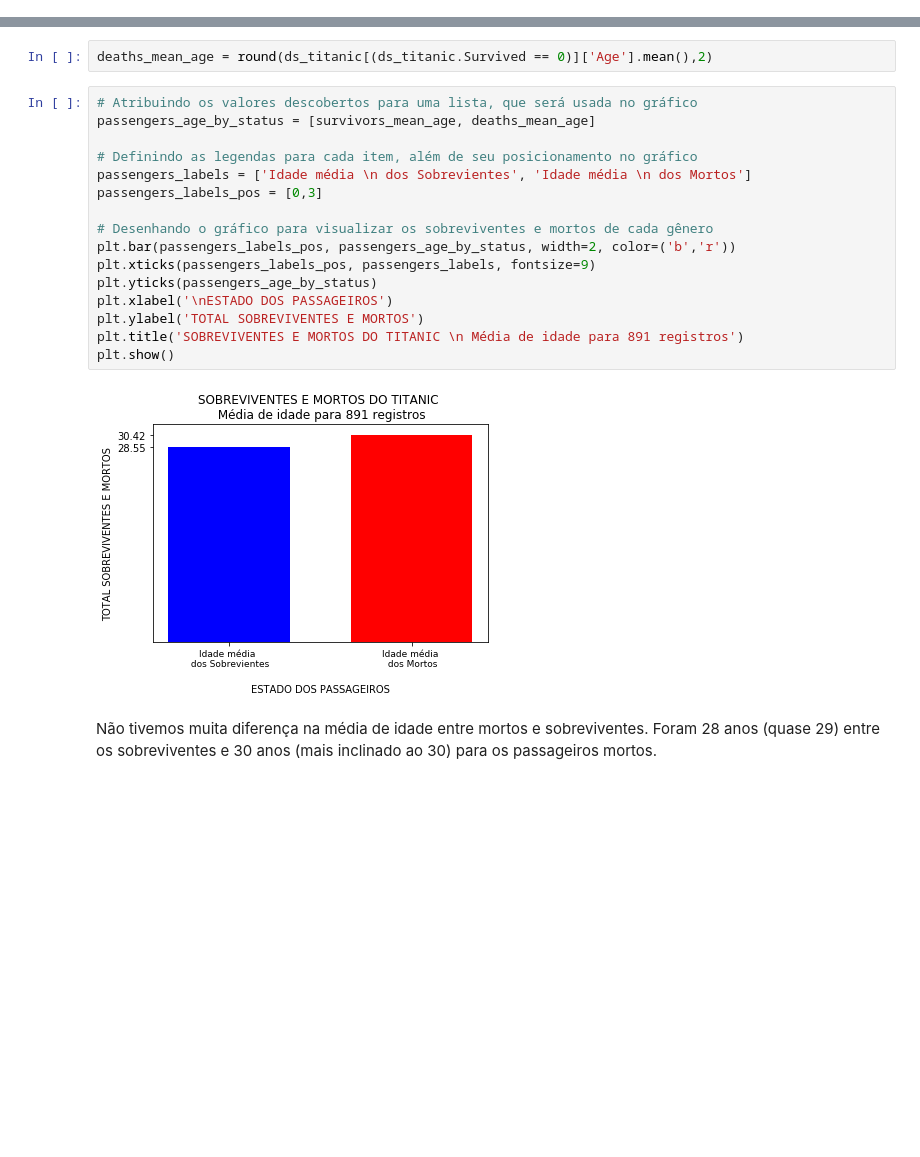
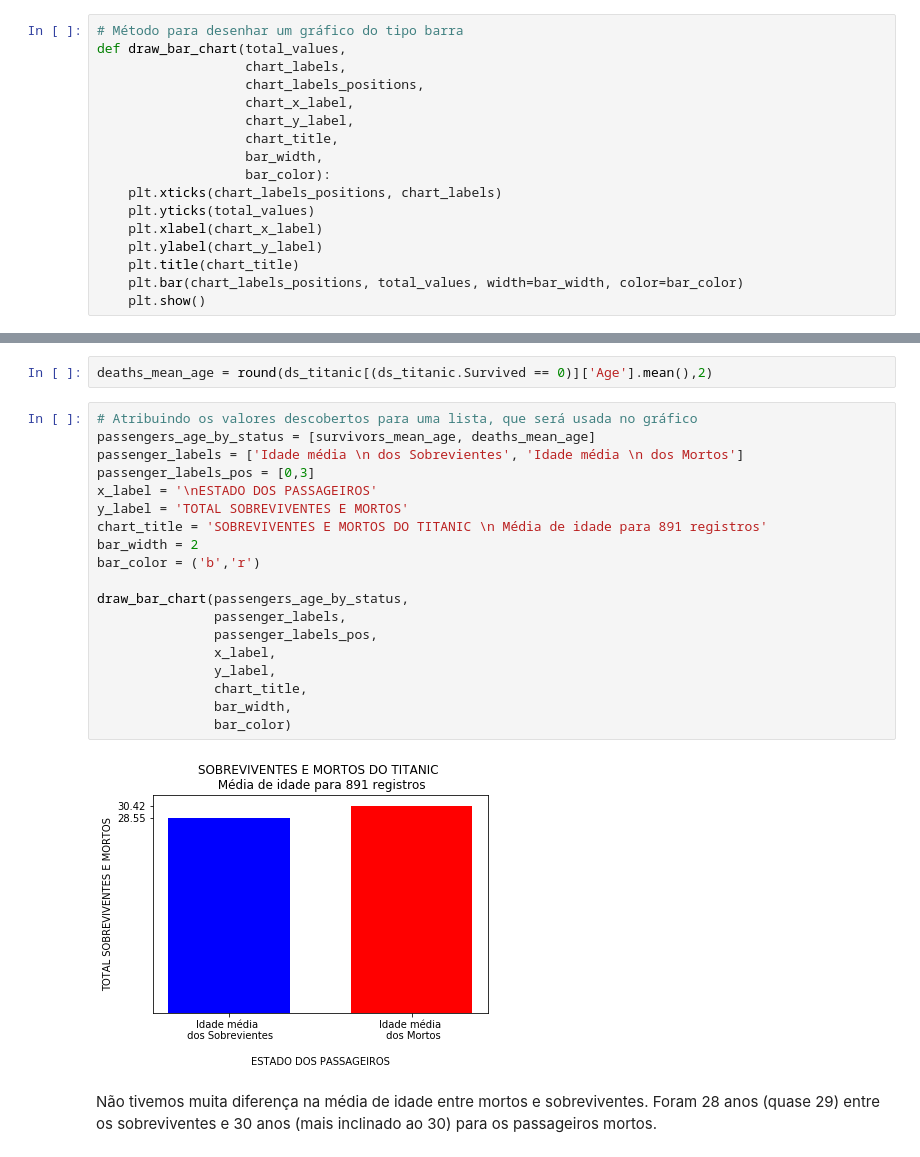
Before and after one commit to Anderson-hrz/ds1-udacity-projeto-02, a Jupyter notebook: projeto-02-analise-titanic.ipynb, the cells around one changed output, grey strips where cells are left out. Saved outputs shown, nothing was run; the diff lists cells and outputs as text; blank space fills up the shorter version.

Commit message:
Added a method to draw charts easily

```diff
--- a/projeto-02-analise-titanic.ipynb
+++ b/projeto-02-analise-titanic.ipynb
@@ -158,6 +158,23 @@ Com os dados preparados, podemos iniciar o próximo passo - de análise de dados
 # %% [markdown]
 ## 3. Análise dos dados
 Com o dataset limpo e preparado, podemos começar a responder às perguntas sobre os passageiros e o desastre, conforme listados a seguir:
+# %%
+# Método para desenhar um gráfico do tipo barra
+def draw_bar_chart(total_values,
+                   chart_labels,
+                   chart_labels_positions,
+                   chart_x_label,
+                   chart_y_label,
+                   chart_title,
+                   bar_width,
+                   bar_color):
+    plt.xticks(chart_labels_positions, chart_labels)
+    plt.yticks(total_values)
+    plt.xlabel(chart_x_label)
+    plt.ylabel(chart_y_label)
+    plt.title(chart_title)
+    plt.bar(chart_labels_positions, total_values, width=bar_width, color=bar_color)
+    plt.show()
 # %% [markdown]
 ### 1. Qual a quantidade de passageiros do sexo masculino e feminino no navio?
 # %%
@@ -226,21 +242,24 @@ deaths_mean_age = round(ds_titanic[(ds_titanic.Survived == 0)]['Age'].mean(),2)
 # %%
 # Atribuindo os valores descobertos para uma lista, que será usada no gráfico
 passengers_age_by_status = [survivors_mean_age, deaths_mean_age]
+passenger_labels = ['Idade média \n dos Sobrevientes', 'Idade média \n dos Mortos']
+passenger_labels_pos = [0,3]
+x_label = '\nESTADO DOS PASSAGEIROS'
+y_label = 'TOTAL SOBREVIVENTES E MORTOS'
+chart_title = 'SOBREVIVENTES E MORTOS DO TITANIC \n Média de idade para 891 registros'
+bar_width = 2
+bar_color = ('b','r')
 
-# Definindo as legendas para cada item, além de seu posicionamento no gráfico
-passengers_labels = ['Idade média \n dos Sobrevientes', 'Idade média \n dos Mortos']
-passengers_labels_pos = [0,3]
-
-# Desenhando o gráfico para visualizar os sobreviventes e mortos de cada gênero
-plt.bar(passengers_labels_pos, passengers_age_by_status, width=2, color=('b','r'))
-plt.xticks(passengers_labels_pos, passengers_labels, fontsize=9)
-plt.yticks(passengers_age_by_status)
-plt.xlabel('\nESTADO DOS PASSAGEIROS')
-plt.ylabel('TOTAL SOBREVIVENTES E MORTOS')
-plt.title('SOBREVIVENTES E MORTOS DO TITANIC \n Média de idade para 891 registros')
-plt.show()
+draw_bar_chart(passengers_age_by_status,
+               passenger_labels,
+               passenger_labels_pos,
+               x_label,
+               y_label,
+               chart_title,
+               bar_width,
+               bar_color)
 # %% [output]
-[figure, old version]
+[figure, new version]
 # %% [markdown]
 Não tivemos muita diferença na média de idade entre mortos e sobreviventes. Foram 28 anos (quase 29) entre os sobreviventes e 30 anos (mais inclinado ao 30) para os passageiros mortos.
 # %% [markdown]
```
Also changed, not shown: parts of 13 cells of this notebook.
